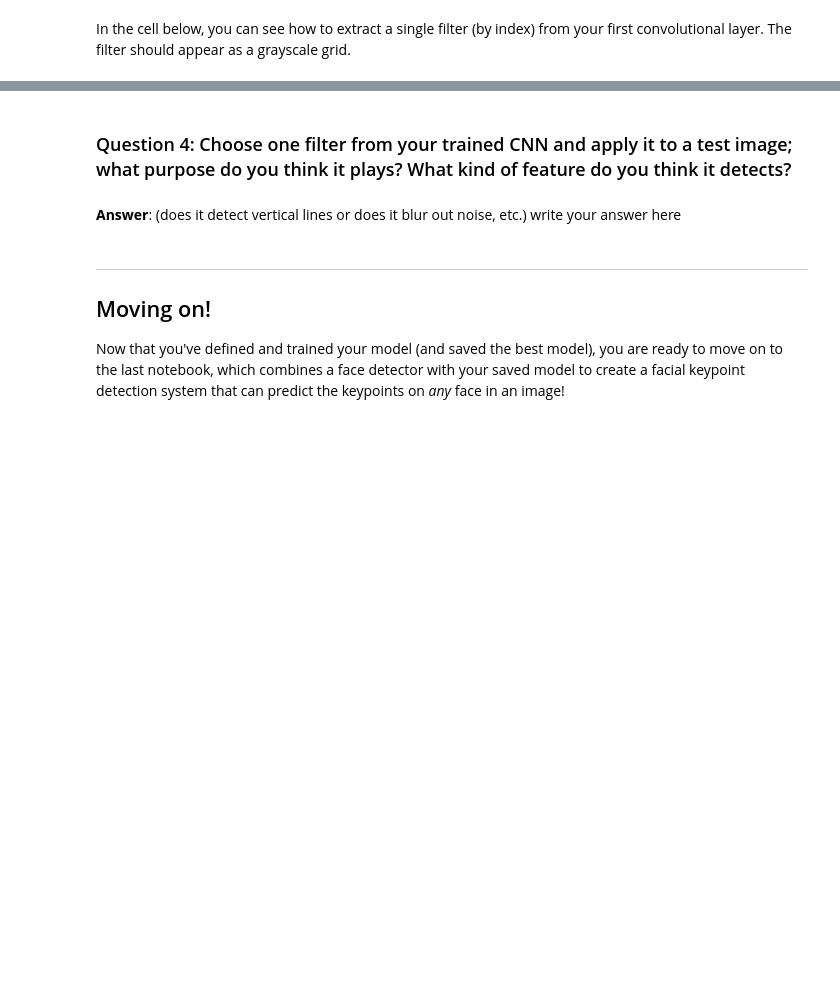
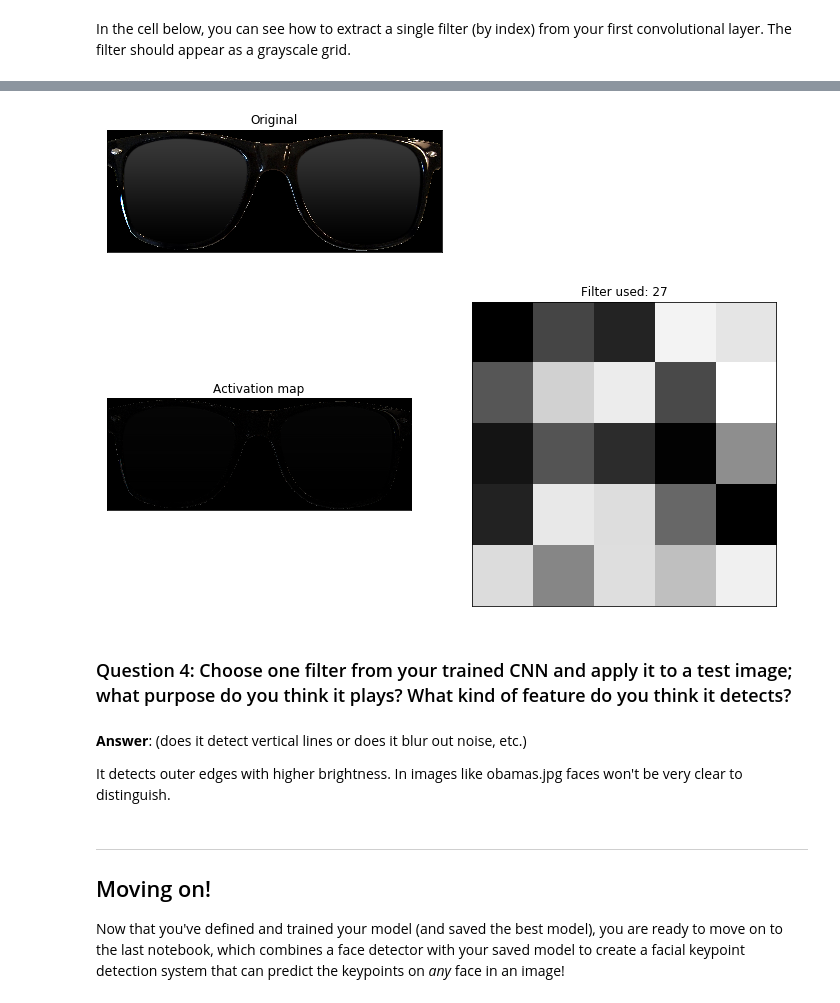
Before and after one commit to cvnd-course/Project-Facial-Keypoint-Detection, a Jupyter notebook: 2. Define the Network Architecture.ipynb, the cells around one changed output, grey strips where cells are left out. Cells and saved outputs as stored; diff of their text form; code cells hidden in the pictures; blank space fills up the shorter version.

```diff
--- a/2. Define the Network Architecture.ipynb
+++ b/2. Define the Network Architecture.ipynb
@@ -557,7 +562,44 @@ Next, choose a test image and filter it with one of the convolutional kernels in
+# %%
+##TODO: load in and display any image from the transformed test dataset
+
+## TODO: Using cv's filter2D function,
+## apply a specific set of filter weights (like the one displayed above) to the test image
+
+import cv2
+import numpy as np
+
+# Loading the image
+img = cv2.imread('./images/sunglasses.png')
+img_copy = np.copy(img)
+img_copy = cv2.cvtColor(img_copy, cv2.COLOR_BGR2RGB)
+plt.imshow(img_copy)
+plt.xticks([]), plt.yticks([])
+plt.title("Original")
+
+flx_idx=27
+flt = w[flx_idx][0]
+# Applying the image
+filtered = cv2.filter2D(img_copy, -1, flt)
+
+# Visualization
+fig = plt.figure(figsize=(12,10))
+ax = fig.add_subplot(121, xticks = [], yticks = [])
+ax.imshow(filtered)
+ax.set_title("Activation map")
+ax = fig.add_subplot(122, xticks = [], yticks = [])
+ax.imshow(w[filter_index][0], cmap = 'gray')
+ax.set_title("Filter used: "+str(flx_idx))
+
+plt.show()
+# %% [output]
+[figure, added]
+[figure, added]
 # %% [markdown]
 ### Question 4: Choose one filter from your trained CNN and apply it to a test image; what purpose do you think it plays? What kind of feature do you think it detects?
 # %% [markdown]
-**Answer**: (does it detect vertical lines or does it blur out noise, etc.) write your answer here
+**Answer**: (does it detect vertical lines or does it blur out noise, etc.)
+
+It detects outer edges with higher brightness. In images like obamas.jpg faces won't be very clear to distinguish.
 # %% [markdown]
 ---
 ## Moving on!
```
Also changed, not shown: parts of 16 cells of this notebook, 6 other files.
